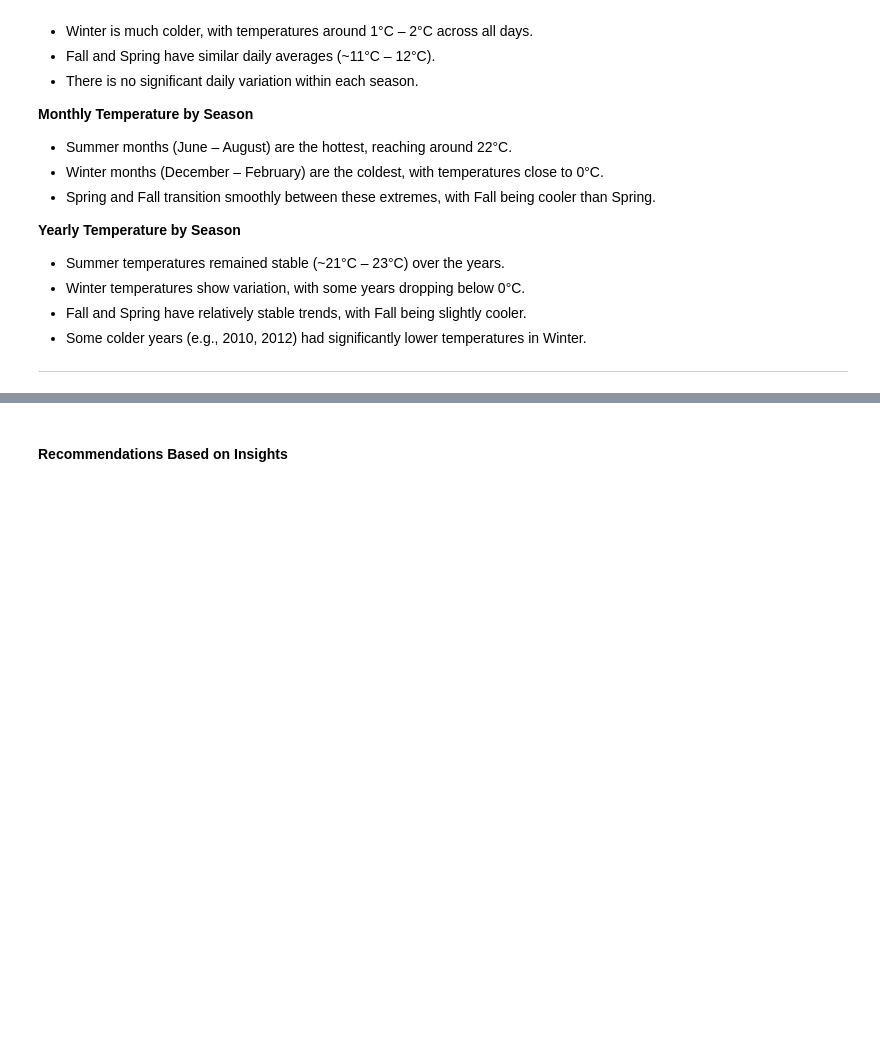
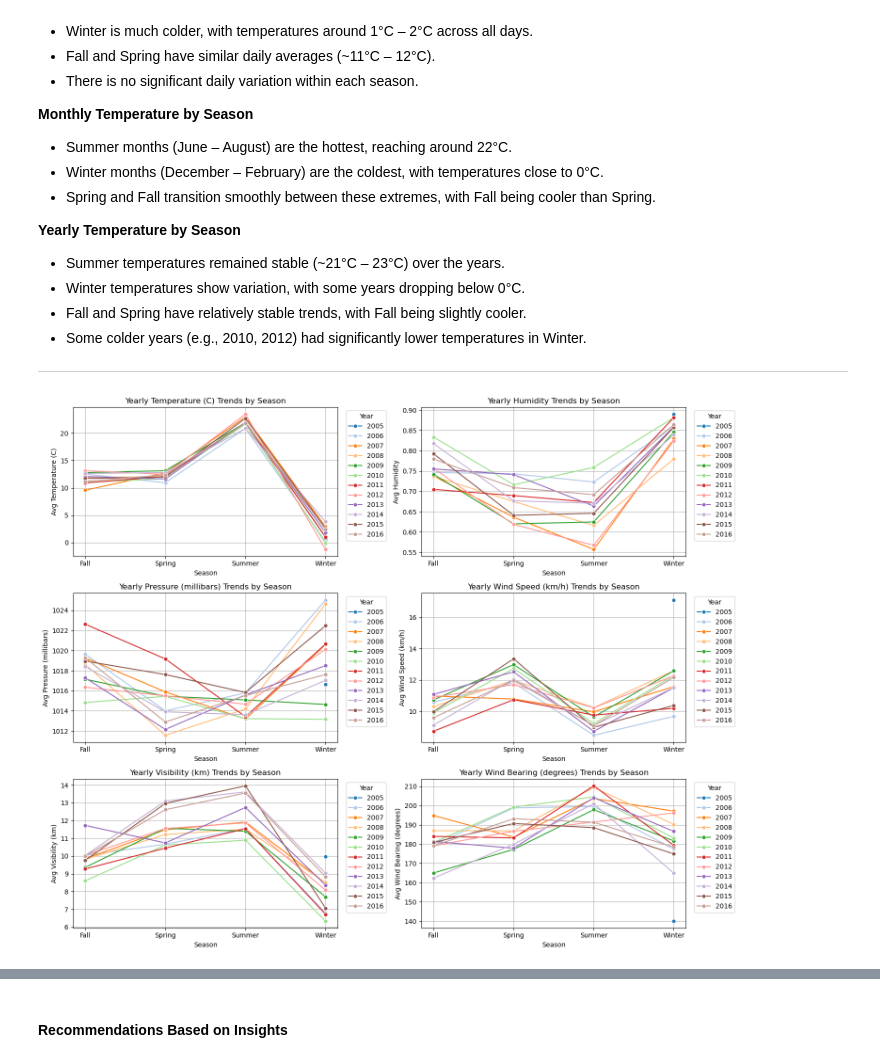
Before and after one commit to danisharain12/Exploratory-Data-Analysis-Projects, a Jupyter notebook: Weather Data Analysis/Weather_Data_Analysis.ipynb, the cells around one changed output, grey strips where cells are left out. Saved outputs shown, nothing was run; the diff lists cells and outputs as text; code cells hidden in the pictures; blank space fills up the shorter version.

```diff
--- a/Weather Data Analysis/Weather_Data_Analysis.ipynb
+++ b/Weather Data Analysis/Weather_Data_Analysis.ipynb
@@ -680,3 +680,27 @@ plt.show()
 - Fall and Spring have relatively stable trends, with Fall being slightly cooler.
 - Some colder years (e.g., 2010, 2012) had significantly lower temperatures in Winter.
 --------------
+# %%
+cols= ['Temperature (C)', 'Humidity', 'Pressure (millibars)',
+             'Wind Speed (km/h)', 'Visibility (km)', 'Wind Bearing (degrees)']
+
+fig, axes = plt.subplots(3, 2, figsize=(15, 12))
+axes = axes.flatten()
+
+for i, var in enumerate(cols):
+    pivot_data = df.pivot_table(index='Year', columns='season', values=var, aggfunc='mean')
+    pivot_long = pivot_data.reset_index().melt(id_vars='Year', var_name='Season', value_name=var)
+
+    sns.lineplot(data=pivot_long, x='Season', y=var, hue='Year',
+                 palette=sns.color_palette("tab20", 12) ,marker='o', ax=axes[i])
+
+    axes[i].set_title(f"Yearly {var} Trends by Season", fontsize=12)
+    axes[i].set_xlabel("Season")
+    axes[i].set_ylabel(f"Avg {var}")
+    axes[i].legend(title="Year", bbox_to_anchor=(1.02, 1), loc='upper left')
+    axes[i].grid(True)
+
+plt.tight_layout()
+plt.show()
+# %% [output]
+[figure, added]
```
Also changed, not shown: parts of 5 cells of this notebook.
